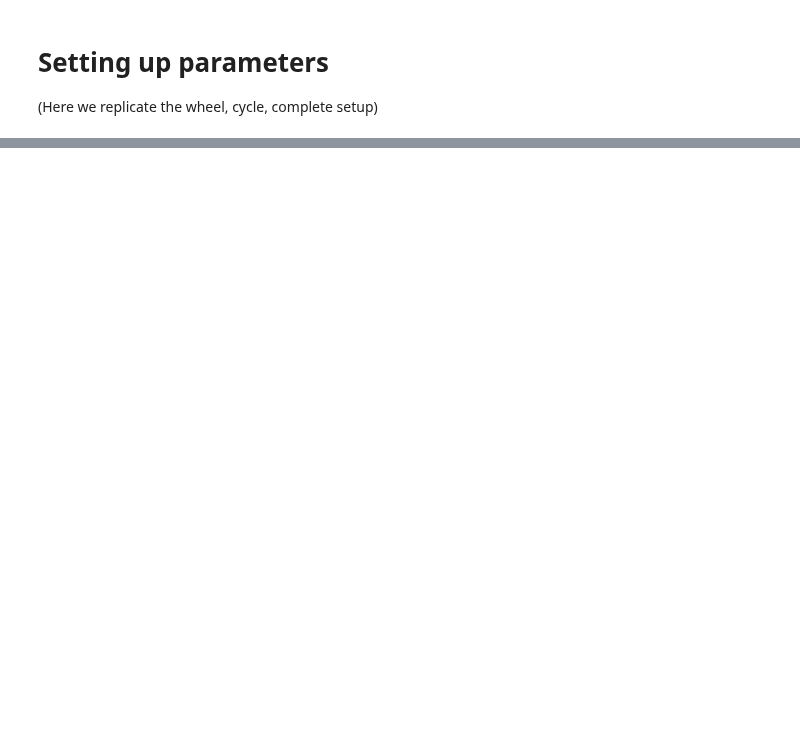
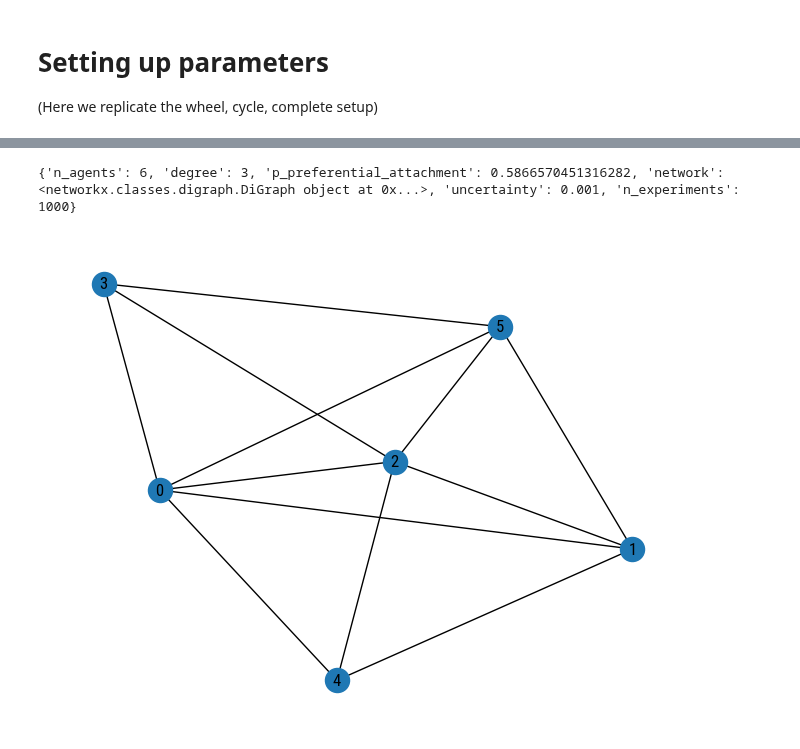
Before and after one commit to MNoichl/network_epistemology_playground, a Jupyter notebook: playground_1_refactored.ipynb, the cells around one changed output, grey strips where cells are left out. Cells and saved outputs as stored; diff of their text form; code cells hidden in the pictures; blank space fills up the shorter version.

```diff
--- a/playground_1_refactored.ipynb
+++ b/playground_1_refactored.ipynb
@@ -297,0 +436,18 @@ for network_type, model in models.items():
+# %%
+import networkx as nx
+import matplotlib.pyplot as plt
+
+# Get the network from the parameter dictionary
+params = parameter_dictionaries[30]
+print(params)
+network = params['network']
+
+# Create a graph from the network
+graph = nx.Graph(network)
+
+# Plot the graph
+nx.draw(graph, with_labels=True)
+plt.show()
+# %% [output]
+{'n_agents': 6, 'degree': 3, 'p_preferential_attachment': 0.5866570451316282, 'network': <networkx.classes.digraph.DiGraph object at 0x...>, 'uncertainty': 0.001, 'n_experiments': 1000}
+[figure, added]
```
Also changed, not shown: parts of 17 cells of this notebook.
